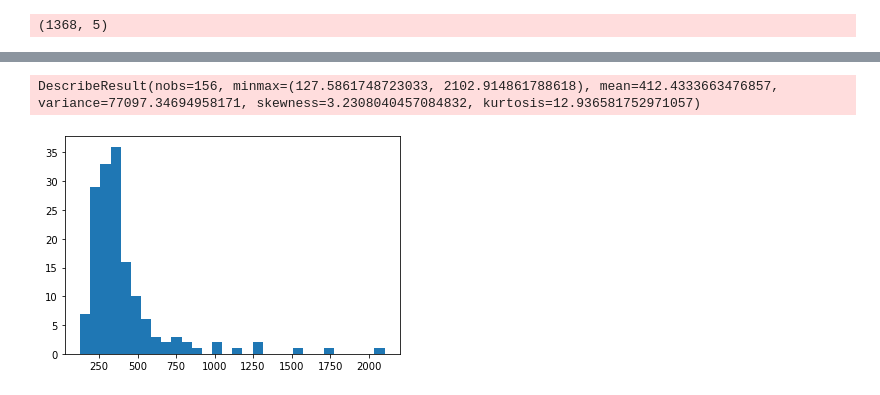
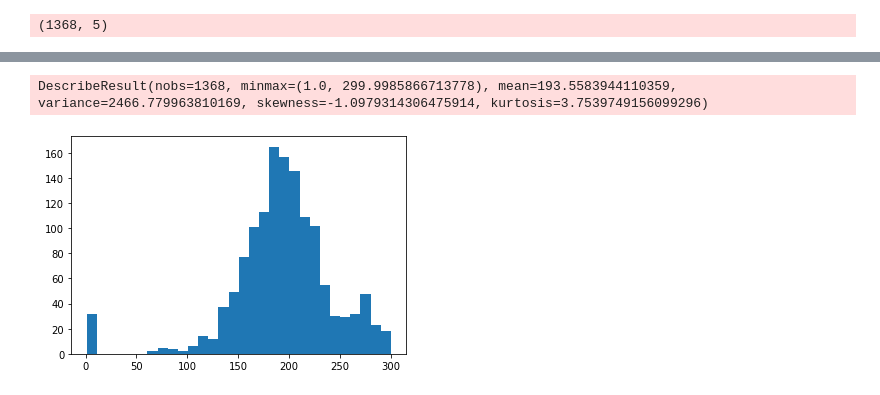
Before and after one commit to TeamSundar/TFactorNN, a Jupyter notebook: eda.ipynb, the cells around one changed output, grey strips where cells are left out. Drawn from its saved outputs; the diff is of its cells as text; code cells hidden in the pictures.

```diff
--- a/eda.ipynb
+++ b/eda.ipynb
@@ -12,0 +18,10 @@ path = 'encode/20210418_hg19_8416ex'
+# %%
+# Extract PFM files for each TF
+filepath = 'encode/HOCOMOCOv11_full_HUMAN_mono_jaspar_format.txt'
+tf = []
+with open(filepath) as fp:
+    for cnt, line in enumerate(fp):
+        if line.startswith('>'):
+            op = open('pfm/'+line.split('.')[0][1:].split('_')[0]+'.pfm', 'w')
+        else:
+            op.write(line)
@@ -90,13 +113,0 @@ KeyboardInterrupt:
-# %%
-means=[]
-bed_path = path+'/data'
-for acc in tqdm(master_record['File accession'].values):
-    op = open('.temp', 'w')
-    with gzip.open(bed_path+'/'+acc+'.bed.gz', "rb") as ip_byte:
-        op.write(ip_byte.read().decode("utf-8"))
-        op.close()
-    bed = pd.read_csv('.temp', sep='\t', header=None)
-    peak_len = abs(bed[1].values-bed[2].values)
-    means.append(np.mean(peak_len))
-    # os.remove('.temp')
-    print(acc, np.mean(peak_len))
@@ -142,0 +114,12 @@ plt.hist(means, bins=30)
+# %%
+# Statistics for all the filtered bed files
+means=[]
+data_path = 'encode/20210418_hg19_8416ex/flitered_data_/'
+# for acc in tqdm(master_record['File accession'].values):
+for acc in tqdm(os.listdir(data_path)):
+    data = pd.read_csv(data_path+acc, sep='\t', header=None)
+    list_ = abs(data[1].values-data[2].values)
+    means.append(np.mean(list_))
+
+plt.hist(means, bins=30)
+print(stats.describe(means))
@@ -143,14 +129,17 @@ plt.hist(means, bins=30)
 # %%
+# For acceions in master_record
 means=[]
 for acc in tqdm(master_record['File accession'].values):
     try:
-        data = pd.read_csv('encode/20210418_hg19_8461ex/data/'+acc+'.bed', sep='\t', header=None)
+        data = pd.read_csv(data_path+acc+'.bed', sep='\t', header=None)
         list_ = abs(data[1].values-data[2].values)
         means.append(np.mean(list_))
     except:
-        print(acc)
+        pass
+        #print(acc)
+    # print(means)
 plt.hist(means, bins=30)
 print(stats.describe(means))
 # %% [output]
-DescribeResult(nobs=156, minmax=(127.5861748723033, 2102.914861788618), mean=412.4333663476857, variance=77097.34694958171, skewness=3.2308040457084832, kurtosis=12.936581752971057)
+DescribeResult(nobs=1368, minmax=(1.0, 299.9985866713778), mean=193.5583944110359, variance=2466.779963810169, skewness=-1.0979314306475914, kurtosis=3.7539749156099296)
-[figure, old version]
+[figure, new version]
```
Also changed, not shown: parts of 15 cells of this notebook, 4 other files.
